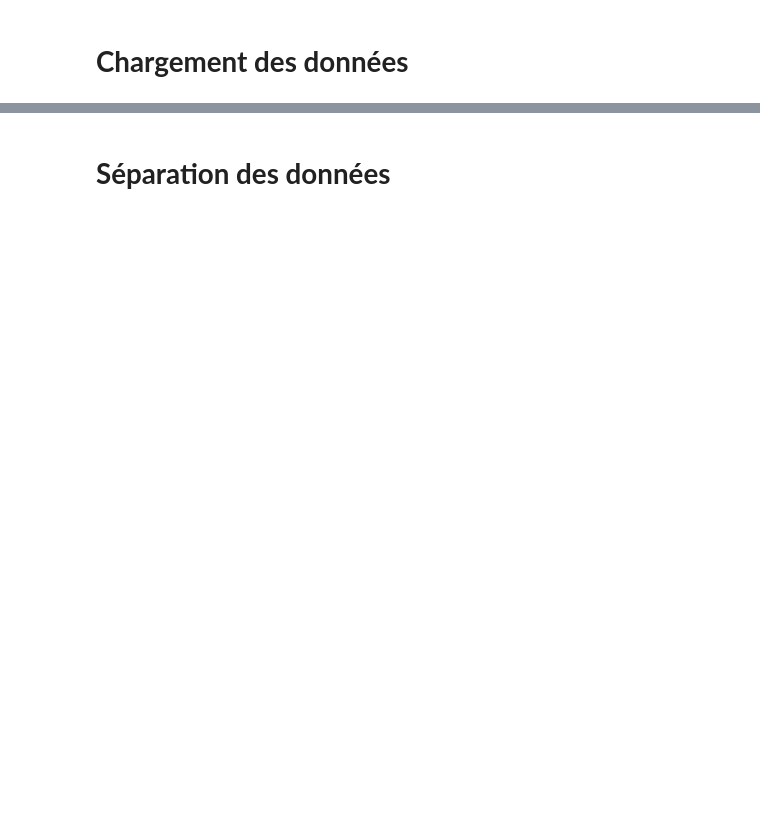
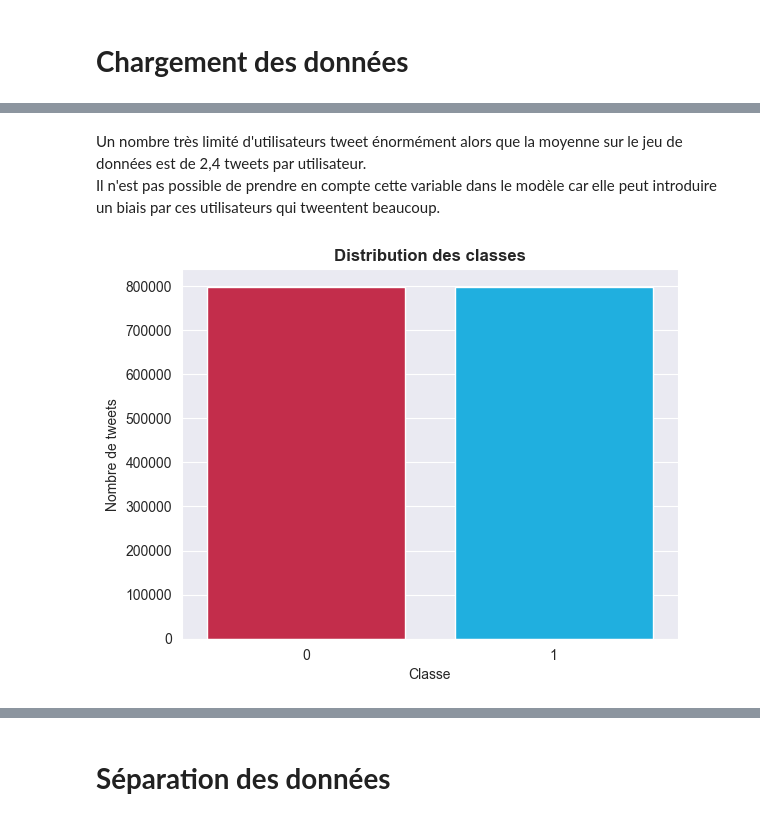
Before and after one commit to Hedredo/dagshub_p7, a Jupyter notebook: exploration.ipynb, the cells around one changed output, grey strips where cells are left out. Cells and saved outputs as stored; diff of their text form; code cells hidden in the pictures; blank space fills up the shorter version.

```diff
--- a/exploration.ipynb
+++ b/exploration.ipynb
@@ -148,0 +201,15 @@ memory usage: 73.2+ MB
+# %% [markdown]
+Un nombre très limité d'utilisateurs tweet énormément alors que la moyenne sur le jeu de données est de 2,4 tweets par utilisateur.<br>
+Il n'est pas possible de prendre en compte cette variable dans le modèle car elle peut introduire un biais par ces utilisateurs qui tweentent beaucoup.<br>
+# %%
+# Creation of a palette with 2 colors, crimson and deepskyblue
+palette = sns.color_palette(['crimson', 'deepskyblue'])
+# %%
+with sns.axes_style('darkgrid'):
+    sns.countplot(df, x='target', palette=palette)
+    plt.title("Distribution des classes", fontweight='bold')
+    plt.xlabel("Classe")
+    plt.ylabel("Nombre de tweets")
+    plt.show()
+# %% [output]
+[figure, added]
```
Also changed, not shown: parts of 34 cells of this notebook.
